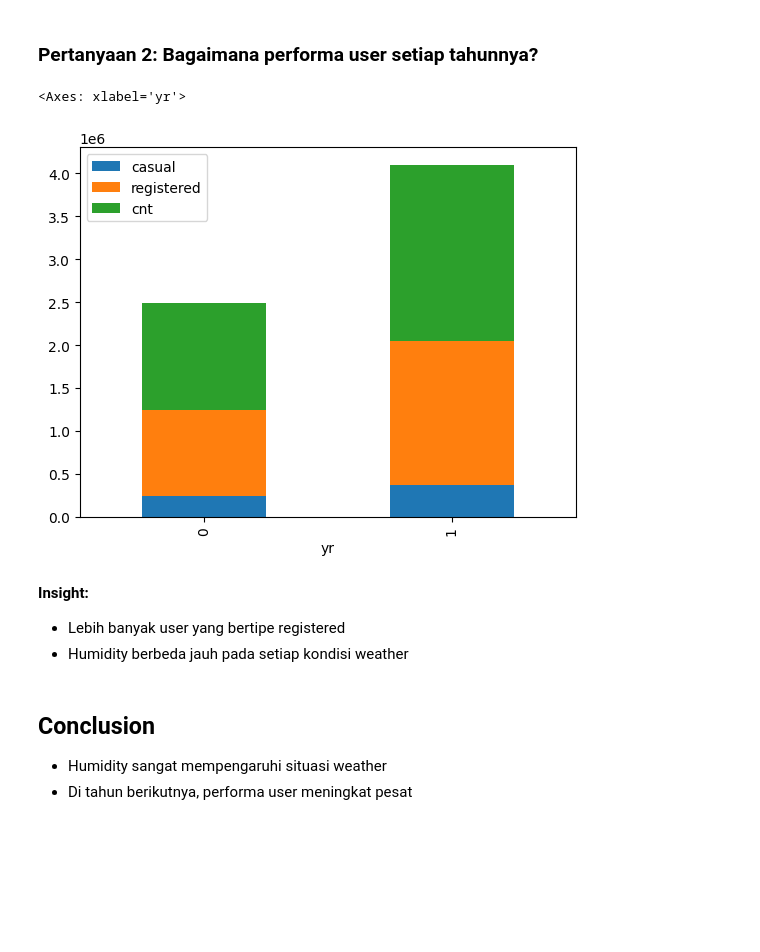
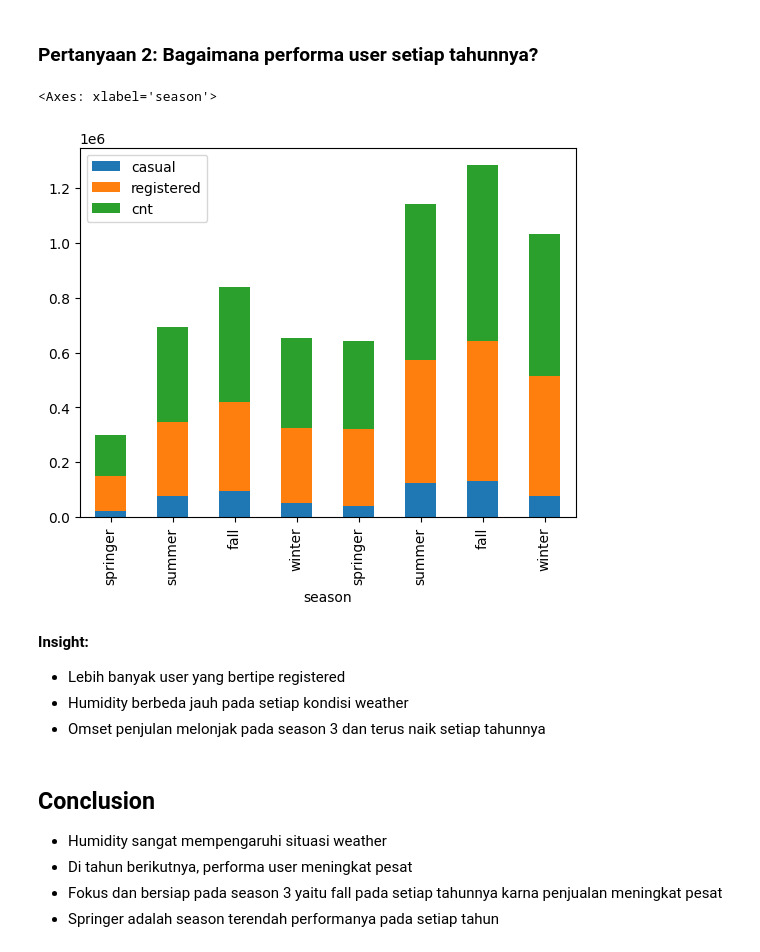
Before and after one commit to codewithnathan/bike_sharing, a Jupyter notebook: notebook.ipynb, the cells around one changed output. Drawn from its saved outputs; the diff is of its cells as text; code cells hidden in the pictures; blank space fills up the shorter version.

```diff
--- a/notebook.ipynb
+++ b/notebook.ipynb
@@ -111,8 +117,15 @@ print(day_by_weathersit)
 # %%
-day_by_year = day_df.groupby(by='yr').agg({
+day_by_year = day_df.groupby(['yr', 'season']).agg({
     'casual': 'sum',
     'registered': 'sum',
     'cnt': 'sum',
 }).reset_index()
+day_by_year['yr'] += 1
+day_by_year['season'] = day_by_year['season'].map({
+    1: 'springer',
+    2: 'summer',
+    3: 'fall',
+    4: 'winter'
+})
 print(day_by_year)
 # %% [output]
@@ -135,15 +156,18 @@ day_by_weathersit.plot(kind='bar', x='weathersit', y=['temp', 'atemp', 'hum', 'w
 # %% [markdown]
 ### Pertanyaan 2: Bagaimana performa user setiap tahunnya?
 # %%
-day_by_year.plot(kind='bar', x='yr', y=['casual', 'registered', 'cnt'], stacked=True)
+day_by_year.plot(kind='bar', x='season', y=['casual', 'registered', 'cnt'], stacked=True)
 # %% [output]
-<Axes: xlabel='yr'>
+<Axes: xlabel='season'>
-[figure, old version]
+[figure, new version]
 # %% [markdown]
 **Insight:**
 - Lebih banyak user yang bertipe registered
 - Humidity berbeda jauh pada setiap kondisi weather
+- Omset penjulan melonjak pada season 3 dan terus naik setiap tahunnya
 # %% [markdown]
 ## Conclusion
 - Humidity sangat mempengaruhi situasi weather
 - Di tahun berikutnya, performa user meningkat pesat
+- Fokus dan bersiap pada season 3 yaitu fall pada setiap tahunnya karna penjualan meningkat pesat
+- Springer adalah season terendah performanya pada setiap tahun
```
Also changed, not shown: parts of 6 cells of this notebook, 2 other files.
